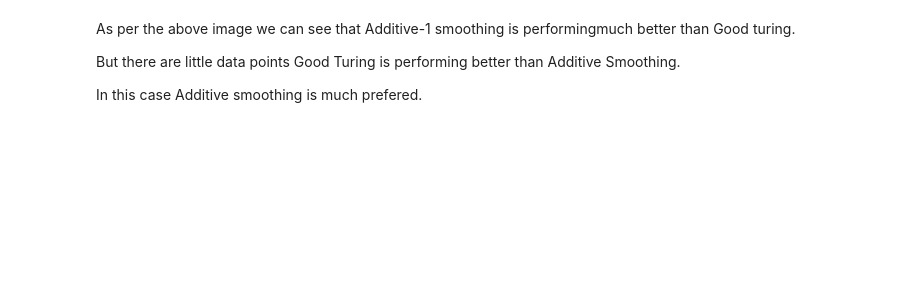
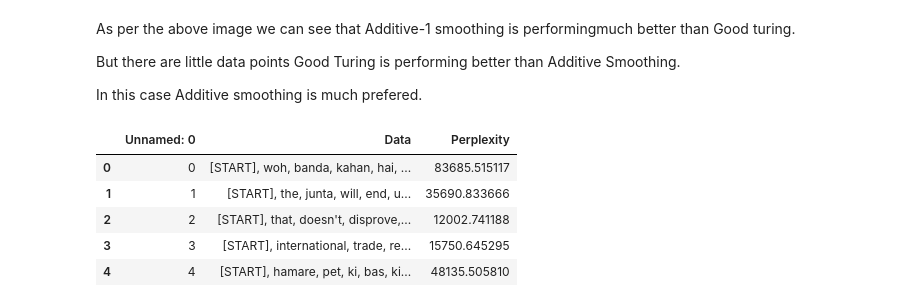
Before and after one commit to modi2207/Assignment-2-NLP, a Jupyter notebook: codes/Good_Turning_QuadGram.ipynb, the cells around one changed output. Saved outputs shown, nothing was run; the diff lists cells and outputs as text; code cells hidden in the pictures; blank space fills up the shorter version.

```diff
--- a/codes/Good_Turning_QuadGram.ipynb
+++ b/codes/Good_Turning_QuadGram.ipynb
@@ -215,3 +215,13 @@ As per the above image we can see that Additive-1 smoothing is performingmuch be
 But there are little data points Good Turing is performing better than Additive Smoothing.
 
 In this case Additive smoothing is much prefered.
+# %%
+df = pd.read_csv('Data/Additive/quadgram_Perplexity_with_smoothing_additive.csv')
+df.head()
+# %% [output]
+|  | Unnamed: 0 | Data | Perplexity |
+| 0 | 0 | [START], woh, banda, kahan, hai, ... | 83685.515117 |
+| 1 | 1 | [START], the, junta, will, end, u... | 35690.833666 |
+| 2 | 2 | [START], that, doesn't, disprove,... | 12002.741188 |
+| 3 | 3 | [START], international, trade, re... | 15750.645295 |
+| 4 | 4 | [START], hamare, pet, ki, bas, ki... | 48135.505810 |
```
Also changed, not shown: parts of 3 cells of this notebook.
